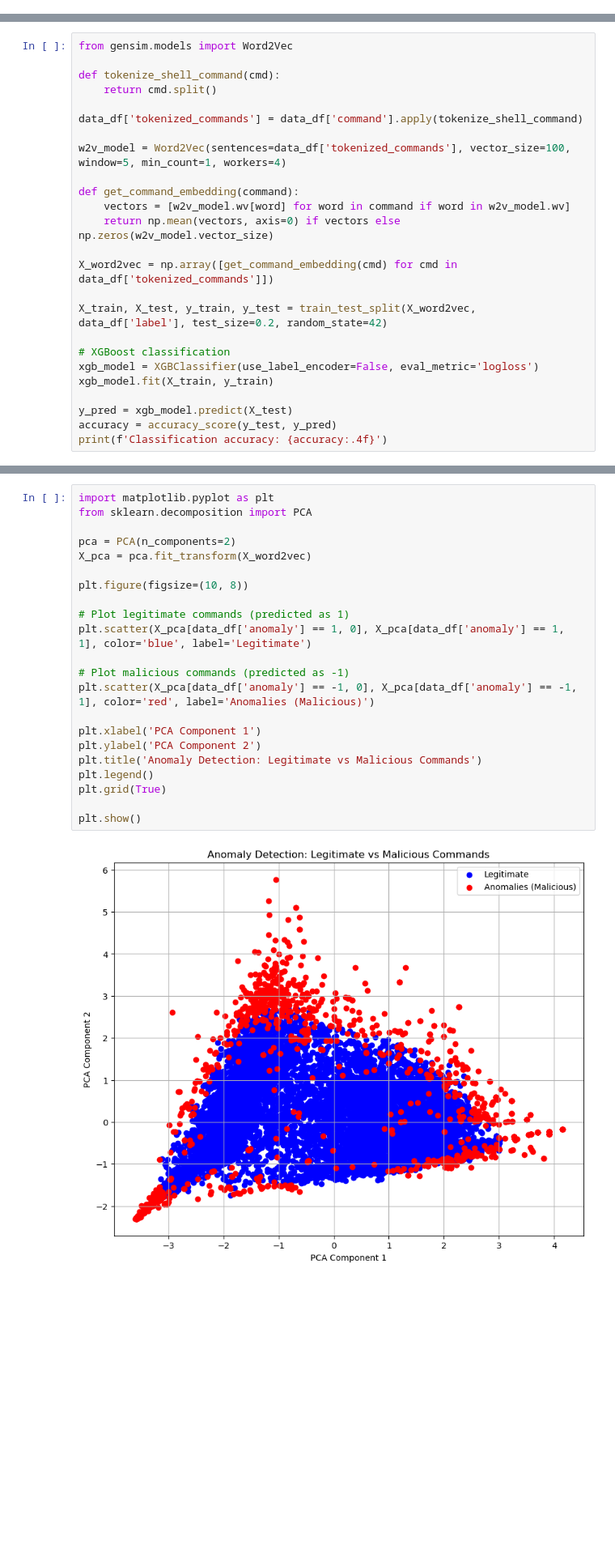
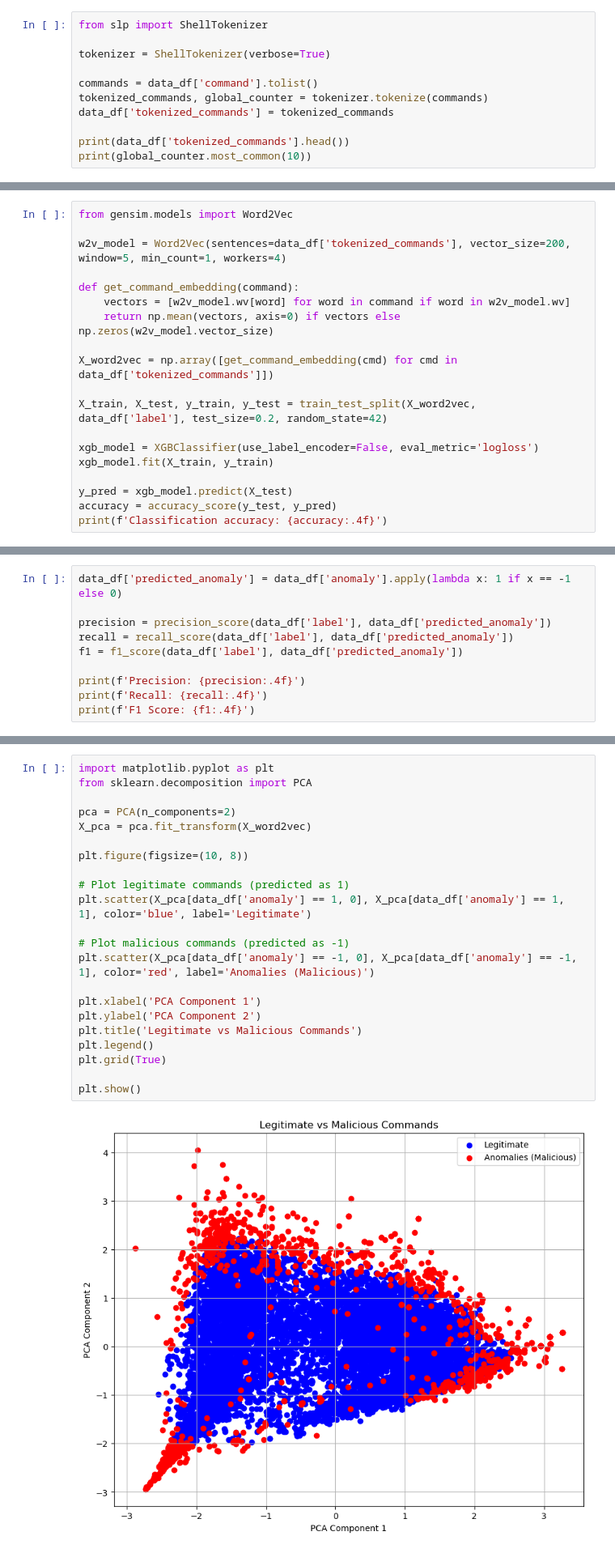
Before and after one commit to g0ldrick/shell-processing-poc, a Jupyter notebook: word2vec.ipynb, the cells around one changed output, grey strips where cells are left out. Shown: that part at 81% size. Drawn from its saved outputs; the diff is of its cells as text; blank space fills up the shorter version.

Commit message:
add slp tokenizer

```diff
--- a/word2vec.ipynb
+++ b/word2vec.ipynb
@@ -45,0 +53,11 @@ print(scipy.__version__)
+# %%
+from slp import ShellTokenizer
+
+tokenizer = ShellTokenizer(verbose=True)
+
+commands = data_df['command'].tolist()
+tokenized_commands, global_counter = tokenizer.tokenize(commands)
+data_df['tokenized_commands'] = tokenized_commands
+
+print(data_df['tokenized_commands'].head())
+print(global_counter.most_common(10))
@@ -46,12 +72,7 @@ print(scipy.__version__)
 # %%
 from gensim.models import Word2Vec
 
-def tokenize_shell_command(cmd):
-    return cmd.split()
-
-data_df['tokenized_commands'] = data_df['command'].apply(tokenize_shell_command)
-
-w2v_model = Word2Vec(sentences=data_df['tokenized_commands'], vector_size=100, window=5, min_count=1, workers=4)
+w2v_model = Word2Vec(sentences=data_df['tokenized_commands'], vector_size=200, window=5, min_count=1, workers=4)
 
 def get_command_embedding(command):
     vectors = [w2v_model.wv[word] for word in command if word in w2v_model.wv]
@@ -61,7 +82,6 @@ X_word2vec = np.array([get_command_embedding(cmd) for cmd in data_df['tokenized_
 
 X_train, X_test, y_train, y_test = train_test_split(X_word2vec, data_df['label'], test_size=0.2, random_state=42)
 
-# XGBoost classification
 xgb_model = XGBClassifier(use_label_encoder=False, eval_metric='logloss')
 xgb_model.fit(X_train, y_train)
 
@@ -93,0 +128,10 @@ Anomaly Detection Accuracy: 0.8921
+# %%
+data_df['predicted_anomaly'] = data_df['anomaly'].apply(lambda x: 1 if x == -1 else 0)
+
+precision = precision_score(data_df['label'], data_df['predicted_anomaly'])
+recall = recall_score(data_df['label'], data_df['predicted_anomaly'])
+f1 = f1_score(data_df['label'], data_df['predicted_anomaly'])
+
+print(f'Precision: {precision:.4f}')
+print(f'Recall: {recall:.4f}')
+print(f'F1 Score: {f1:.4f}')
@@ -94,27 +142,27 @@ Anomaly Detection Accuracy: 0.8921
 # %%
 import matplotlib.pyplot as plt
 from sklearn.decomposition import PCA
 
 pca = PCA(n_components=2)
 X_pca = pca.fit_transform(X_word2vec)
 
 plt.figure(figsize=(10, 8))
 
 # Plot legitimate commands (predicted as 1)
 plt.scatter(X_pca[data_df['anomaly'] == 1, 0], X_pca[data_df['anomaly'] == 1, 1], color='blue', label='Legitimate')
 
 # Plot malicious commands (predicted as -1)
 plt.scatter(X_pca[data_df['anomaly'] == -1, 0], X_pca[data_df['anomaly'] == -1, 1], color='red', label='Anomalies (Malicious)')
 
 plt.xlabel('PCA Component 1')
 plt.ylabel('PCA Component 2')
-plt.title('Anomaly Detection: Legitimate vs Malicious Commands')
+plt.title('Legitimate vs Malicious Commands')
 plt.legend()
 plt.grid(True)
 
 plt.show()
 # %% [output]
-[figure, old version]
+[figure, new version]
 # %%
 pca = PCA(n_components=2)
 X_pca = pca.fit_transform(X_word2vec)
```
Also changed, not shown: parts of 9 cells of this notebook, 3 other files.
